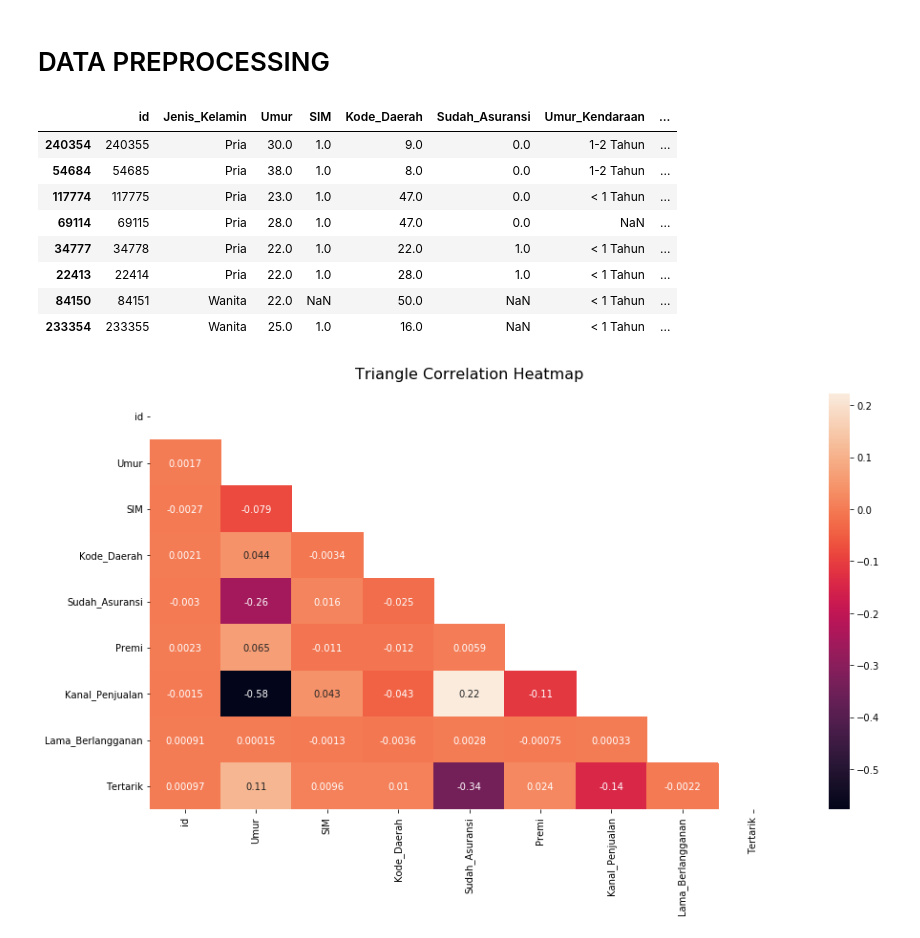
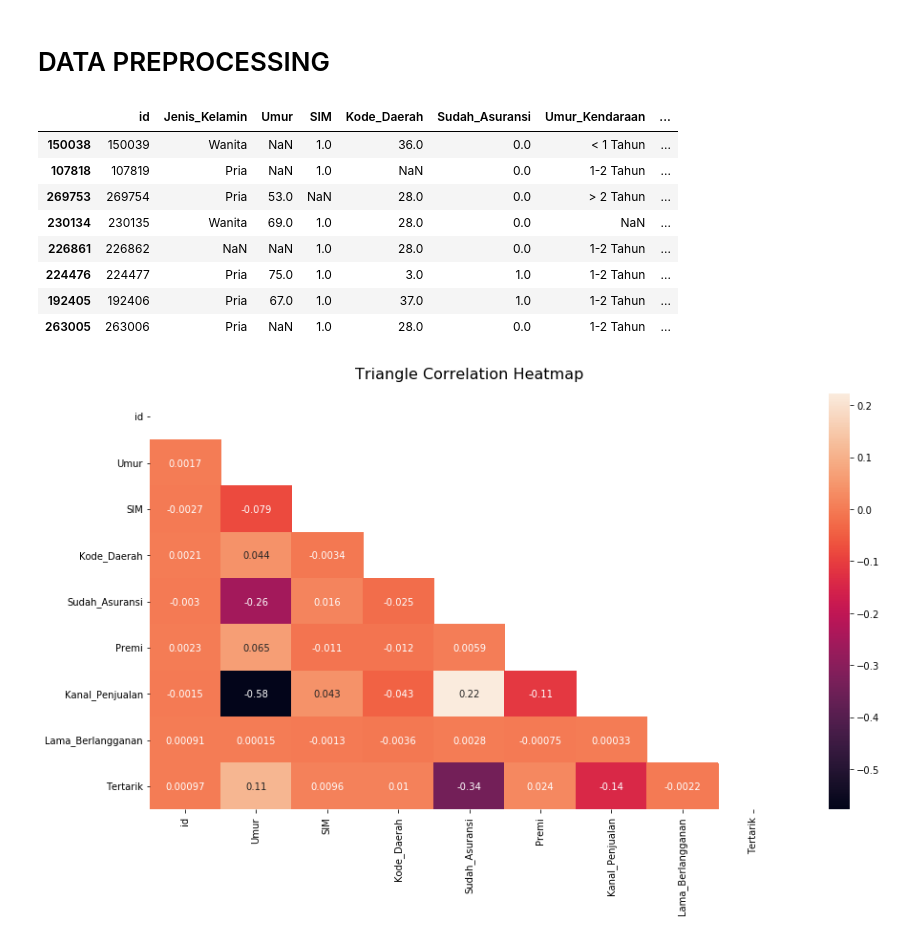
Before and after one commit to krobus00/Tugas-1-Pembelajaran-Mesin-Clustering, a Jupyter notebook: Data preprocessing.ipynb, the cells around one changed output. Saved outputs shown, nothing was run; the diff lists cells and outputs as text; code cells hidden in the pictures.

```diff
--- a/Data preprocessing.ipynb
+++ b/Data preprocessing.ipynb
@@ -9,18 +9,18 @@ warnings.filterwarnings('ignore')
 # DATA PREPROCESSING
 # %%
 # READ DATASET
-df = pd.read_csv('./kendaraan_train.csv')
+df = pd.read_csv('./dataset/kendaraan_train.csv')
 df.sample(8)
 # %% [output]
 |  | id | Jenis_Kelamin | Umur | SIM | Kode_Daerah | Sudah_Asuransi | Umur_Kendaraan | ... |
-| 240354 | 240355 | Pria | 30.0 | 1.0 | 9.0 | 0.0 | 1-2 Tahun | ... |
-| 54684 | 54685 | Pria | 38.0 | 1.0 | 8.0 | 0.0 | 1-2 Tahun | ... |
-| 117774 | 117775 | Pria | 23.0 | 1.0 | 47.0 | 0.0 | < 1 Tahun | ... |
-| 69114 | 69115 | Pria | 28.0 | 1.0 | 47.0 | 0.0 | NaN | ... |
-| 34777 | 34778 | Pria | 22.0 | 1.0 | 22.0 | 1.0 | < 1 Tahun | ... |
-| 22413 | 22414 | Pria | 22.0 | 1.0 | 28.0 | 1.0 | < 1 Tahun | ... |
-| 84150 | 84151 | Wanita | 22.0 | NaN | 50.0 | NaN | < 1 Tahun | ... |
-| 233354 | 233355 | Wanita | 25.0 | 1.0 | 16.0 | NaN | < 1 Tahun | ... |
+| 150038 | 150039 | Wanita | NaN | 1.0 | 36.0 | 0.0 | < 1 Tahun | ... |
+| 107818 | 107819 | Pria | NaN | 1.0 | NaN | 0.0 | 1-2 Tahun | ... |
+| 269753 | 269754 | Pria | 53.0 | NaN | 28.0 | 0.0 | > 2 Tahun | ... |
+| 230134 | 230135 | Wanita | 69.0 | 1.0 | 28.0 | 0.0 | NaN | ... |
+| 226861 | 226862 | NaN | NaN | 1.0 | 28.0 | 0.0 | 1-2 Tahun | ... |
+| 224476 | 224477 | Pria | 75.0 | 1.0 | 3.0 | 1.0 | 1-2 Tahun | ... |
+| 192405 | 192406 | Pria | 67.0 | 1.0 | 37.0 | 1.0 | 1-2 Tahun | ... |
+| 263005 | 263006 | Pria | NaN | 1.0 | 28.0 | 0.0 | 1-2 Tahun | ... |
 # %%
 plt.figure(figsize=(15, 8))
 mask = np.triu(np.ones_like(df.corr(), dtype=np.bool))
```
Also changed, not shown: parts of 1 cell of this notebook, 24 other files.
